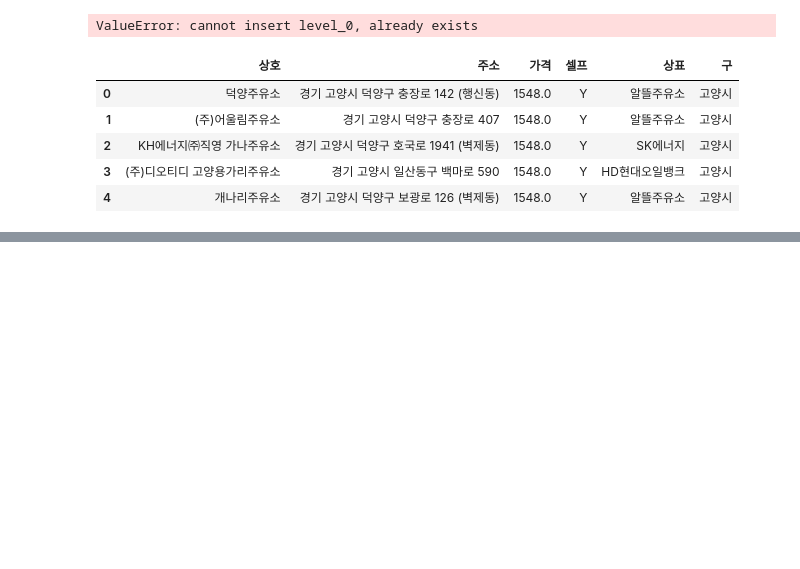
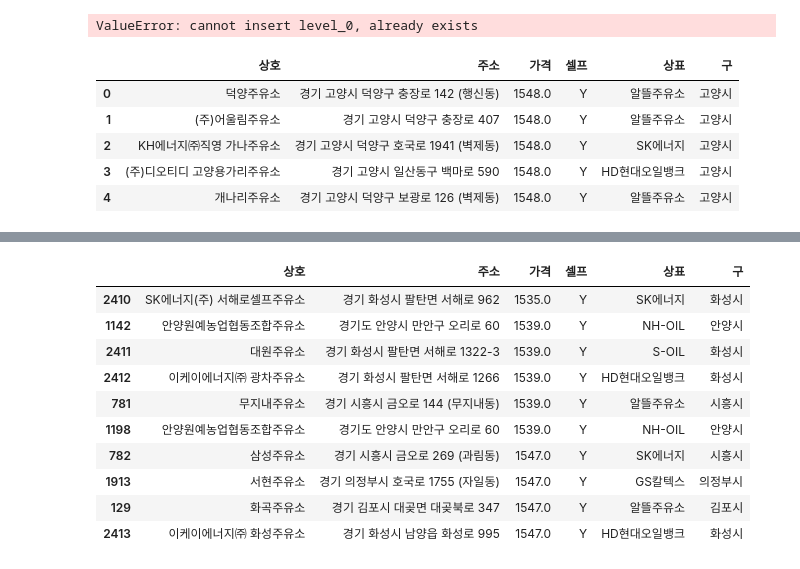
Before and after one commit to instar94/ml_tutorial, a Jupyter notebook: 04.EDA/ds_study/code/04.Oil_Price_Analysis/04.Oil_Price_Analysis.ipynb, the cells around one changed output, grey strips where cells are left out. Cells and saved outputs as stored; diff of their text form; code cells hidden in the pictures; blank space fills up the shorter version.

```diff
--- a/04.EDA/ds_study/code/04.Oil_Price_Analysis/04.Oil_Price_Analysis.ipynb
+++ b/04.EDA/ds_study/code/04.Oil_Price_Analysis/04.Oil_Price_Analysis.ipynb
@@ -589,0 +642,17 @@ stations.head()
+# %%
+### 가장 비싼 주유소 10개
+stations.sort_values(by=["가격"], ascending=False).head(10)
+### 가장 싼 주유소 10개
+stations.sort_values(by=["가격"], ascending=True).head(10)
+# %% [output]
+|  | 상호 | 주소 | 가격 | 셀프 | 상표 | 구 |
+| 2410 | SK에너지(주) 서해로셀프주유소 | 경기 화성시 팔탄면 서해로 962 | 1535.0 | Y | SK에너지 | 화성시 |
+| 1142 | 안양원예농업협동조합주유소 | 경기도 안양시 만안구 오리로 60 | 1539.0 | Y | NH-OIL | 안양시 |
+| 2411 | 대원주유소 | 경기 화성시 팔탄면 서해로 1322-3 | 1539.0 | Y | S-OIL | 화성시 |
+| 2412 | 이케이에너지㈜ 광차주유소 | 경기 화성시 팔탄면 서해로 1266 | 1539.0 | Y | HD현대오일뱅크 | 화성시 |
+| 781 | 무지내주유소 | 경기 시흥시 금오로 144 (무지내동) | 1539.0 | Y | 알뜰주유소 | 시흥시 |
+| 1198 | 안양원예농업협동조합주유소 | 경기도 안양시 만안구 오리로 60 | 1539.0 | Y | NH-OIL | 안양시 |
+| 782 | 삼성주유소 | 경기 시흥시 금오로 269 (과림동) | 1547.0 | Y | SK에너지 | 시흥시 |
+| 1913 | 서현주유소 | 경기 의정부시 호국로 1755 (자일동) | 1547.0 | Y | GS칼텍스 | 의정부시 |
+| 129 | 화곡주유소 | 경기 김포시 대곶면 대곶북로 347 | 1547.0 | Y | 알뜰주유소 | 김포시 |
+| 2413 | 이케이에너지㈜ 화성주유소 | 경기 화성시 남양읍 화성로 995 | 1547.0 | Y | HD현대오일뱅크 | 화성시 |
```
Also changed, not shown: parts of 9 cells of this notebook, 1 other file.
